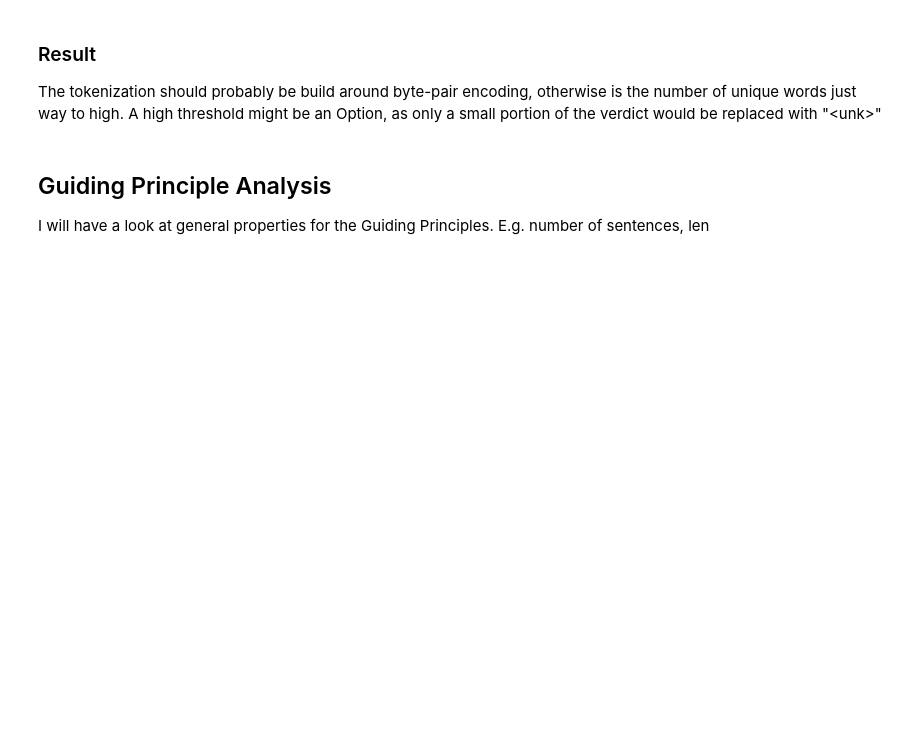
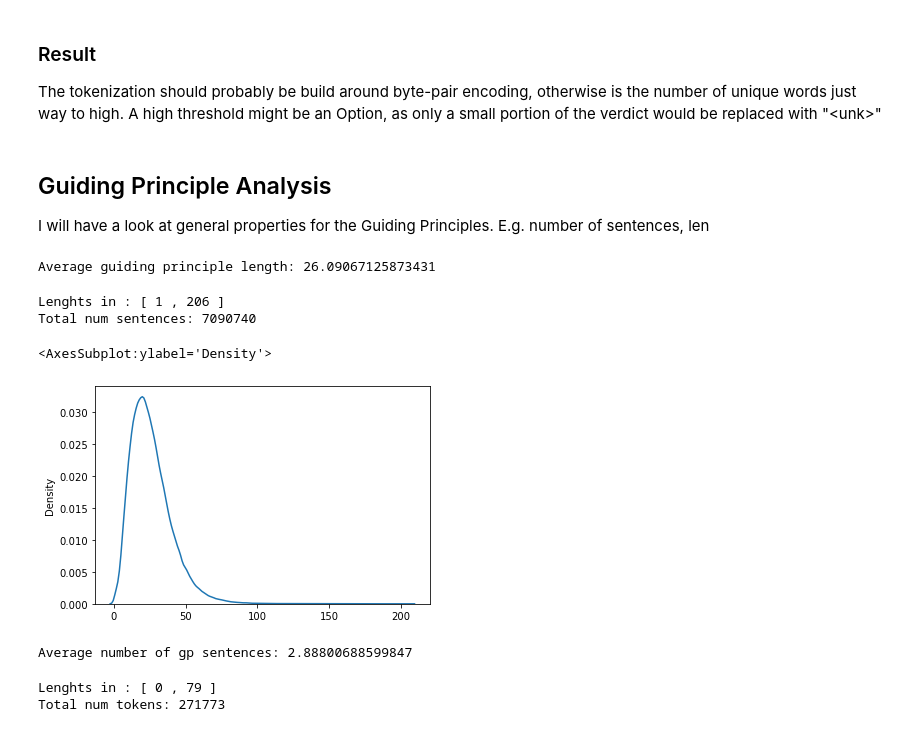
Before and after one commit to sebimo/LegalSum, a Jupyter notebook: src/analysis/Text.ipynb, the cells around one changed output. Saved outputs shown, nothing was run; the diff lists cells and outputs as text; code cells hidden in the pictures; blank space fills up the shorter version.

Commit message:
First guiding principle analysis

```diff
--- a/src/analysis/Text.ipynb
+++ b/src/analysis/Text.ipynb
@@ -94,4 +95,46 @@ The tokenization should probably be build around byte-pair encoding, otherwise i
 ## Guiding Principle Analysis
 I will have a look at general properties for the Guiding Principles. E.g. number of sentences, len
 # %%
+import sys
+sys.path.append("..")
+from tqdm import tqdm
+from functools import reduce
+
 from preprocessing import Tokenizer
+DATA_PATH = Path("..")/".."/"data"/"dataset"
+# %%
+gps = []
+tok = Tokenizer(Path("..")/".."/"model")
+for file in tqdm(os.listdir(DATA_PATH), desc="Tokenizing:"):
+    verdict = tok.tokenize_verdict(DATA_PATH/file)
+    gps.append(verdict["guiding_principle"])
+# %%
+gp_lengths = list(map(lambda sentences: list(map(lambda sentence: len(sentence),sentences)),gps))
+all_lengths = reduce(lambda x, y: x+y, gp_lengths)
+average = sum(all_lengths)/len(all_lengths)
+print("Average guiding principle length:", average)
+# %% [output]
+Average guiding principle length: 26.09067125873431
+# %%
+print("Lenghts in : [", min(all_lengths), ",", max(all_lengths), "]")
+print("Total num tokens:", sum(all_lengths))
+# %% [output]
+Lenghts in : [ 1 , 206 ]
+Total num sentences: 7090740
+# %%
+sns.kdeplot(all_lengths)
+# %% [output]
+<AxesSubplot:ylabel='Density'>
+[figure, added]
+# %%
+num_gps = list(map(lambda gps: len(gps), gp_lengths))
+sent_average = sum(num_gps)/len(num_gps)
+print("Average number of gp sentences:", sent_average)
+# %% [output]
+Average number of gp sentences: 2.88800688599847
+# %%
+print("Lenghts in : [", min(num_gps), ",", max(num_gps), "]")
+print("Total num tokens:", sum(num_gps))
+# %% [output]
+Lenghts in : [ 0 , 79 ]
+Total num tokens: 271773
```
Also changed, not shown: parts of 4 cells of this notebook.
